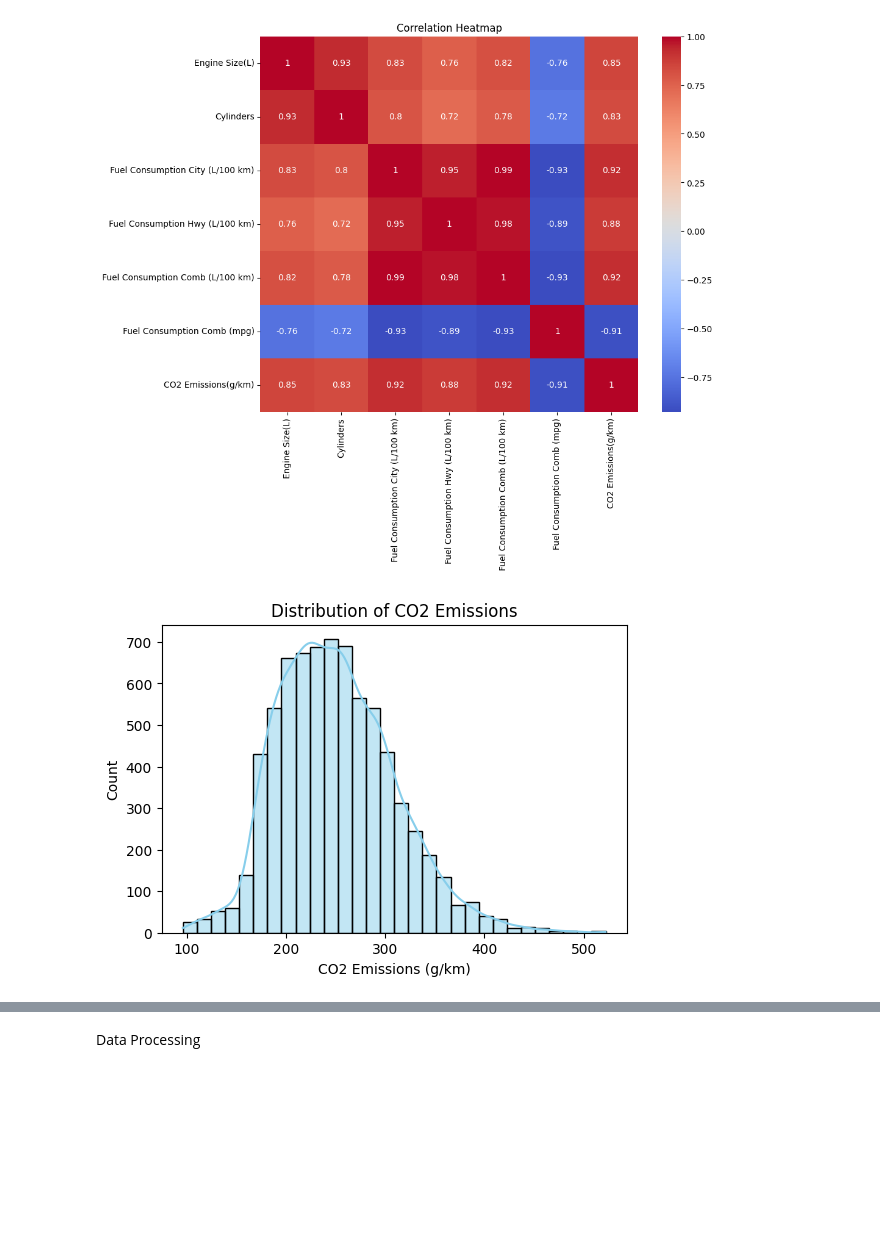
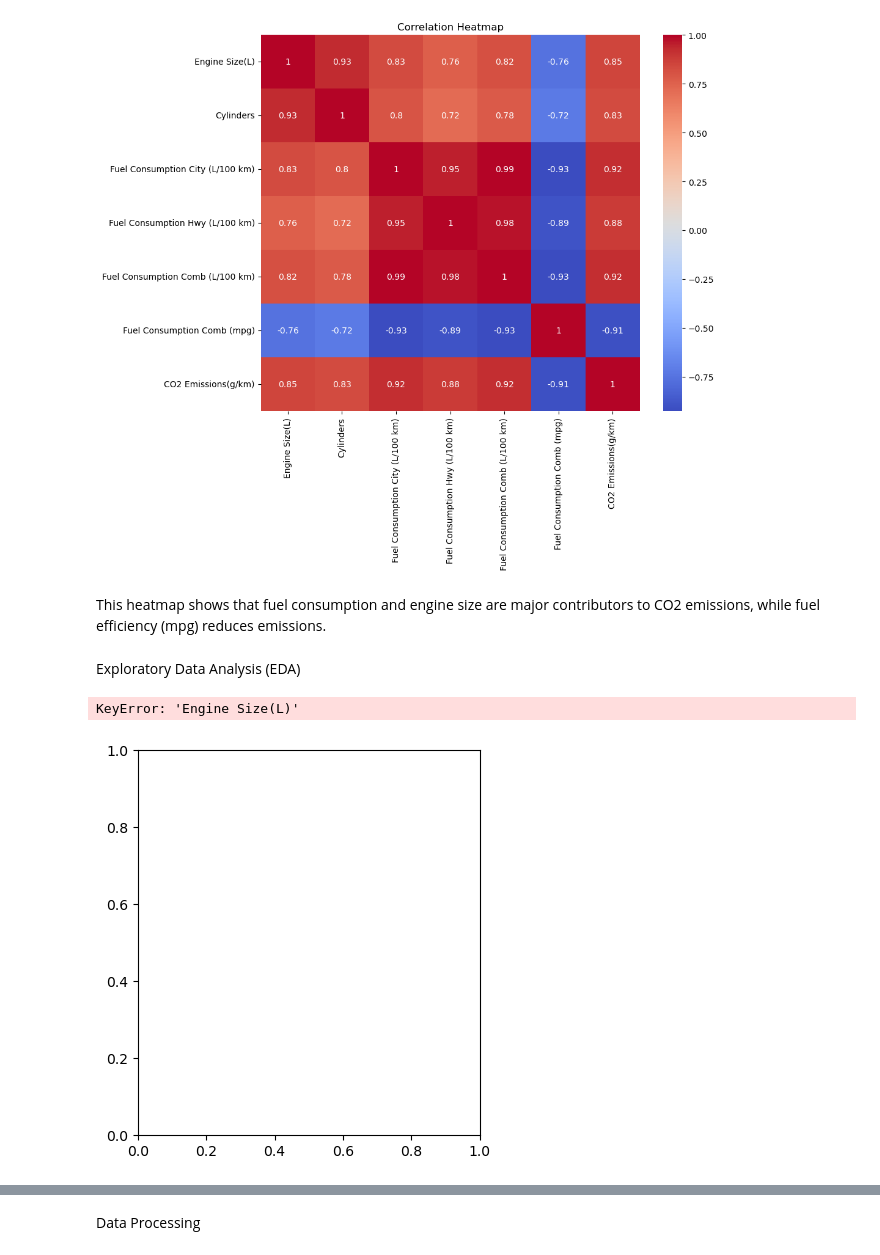
Before and after one commit to Floraannchan/CO2_Prediction, a Jupyter notebook: emission.ipynb, the cells around one changed output, grey strips where cells are left out. Saved outputs shown, nothing was run; the diff lists cells and outputs as text; code cells hidden in the pictures; blank space fills up the shorter version.

```diff
--- a/emission.ipynb
+++ b/emission.ipynb
@@ -88,12 +98,34 @@ plt.title("Correlation Heatmap")
 plt.show()
 # %% [output]
 [figure]
-# %%
-# Distribution of Target Variable
-plt.figure(figsize=(6, 4))
-sns.histplot(df['CO2 Emissions(g/km)'], kde=True, bins=30, color='skyblue')
-plt.title("Distribution of CO2 Emissions")
-plt.xlabel("CO2 Emissions (g/km)")
-plt.show()
-# %% [output]
-[figure, removed]
+# %% [markdown]
+This heatmap shows that fuel consumption and engine size are major contributors to CO2 emissions, while fuel efficiency (mpg) reduces emissions.
+# %% [markdown]
+Exploratory Data Analysis (EDA)
+# %%
+
+plt.figure(figsize=(15, 5))
+
+plt.subplot(1, 3, 1)
+sns.histplot(df['Engine Size(L)'], kde=True)
+plt.title('Distribution of Engine Size (L)')
+plt.xlabel('Engine Size (L)')
+plt.ylabel('Frequency')
+
+plt.subplot(1, 3, 2)
+sns.histplot(df['Fuel Consumption Comb (L/100 km))'], kde=True)
+plt.title('Distribution of Fuel Consumption City (L/100 km)')
+plt.xlabel('Fuel Consumption City (L/100 km)')
+plt.ylabel('Frequency')
+
+plt.subplot(1, 3, 3)
+sns.histplot(df['CO2 Emissions(g/km)'], kde=True)
+plt.title('Distribution of CO2 Emissions (g/km)')
+plt.xlabel('CO2 Emissions (g/km)')
+plt.ylabel('Frequency')
+
+plt.tight_layout()
+plt.show()
+# %% [output]
+KeyError: 'Engine Size(L)'
+[figure, added]
```
Also changed, not shown: parts of 12 cells of this notebook.
